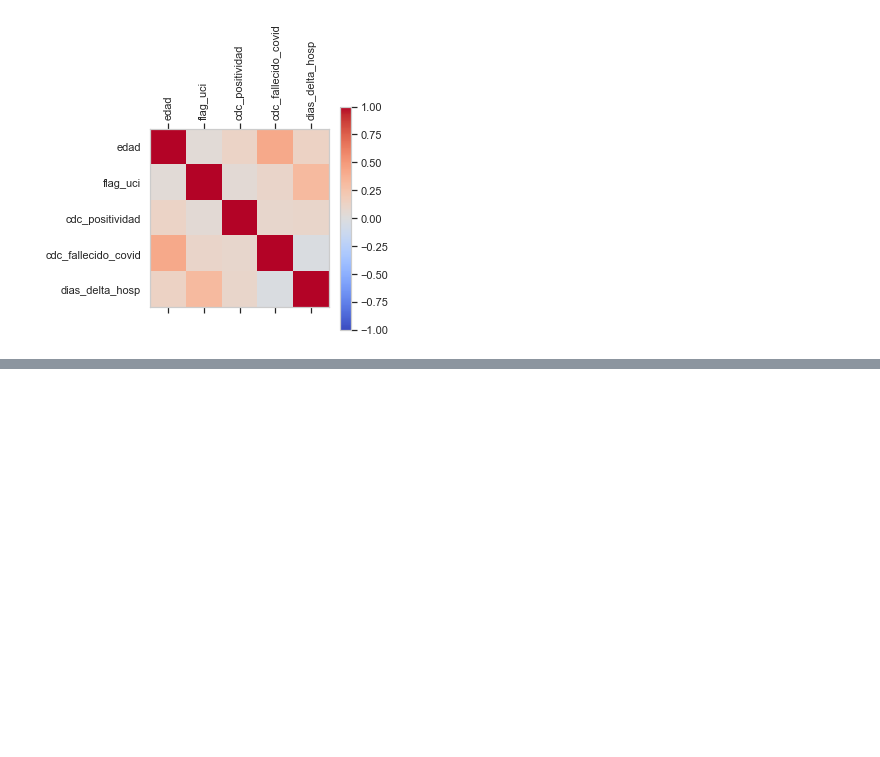
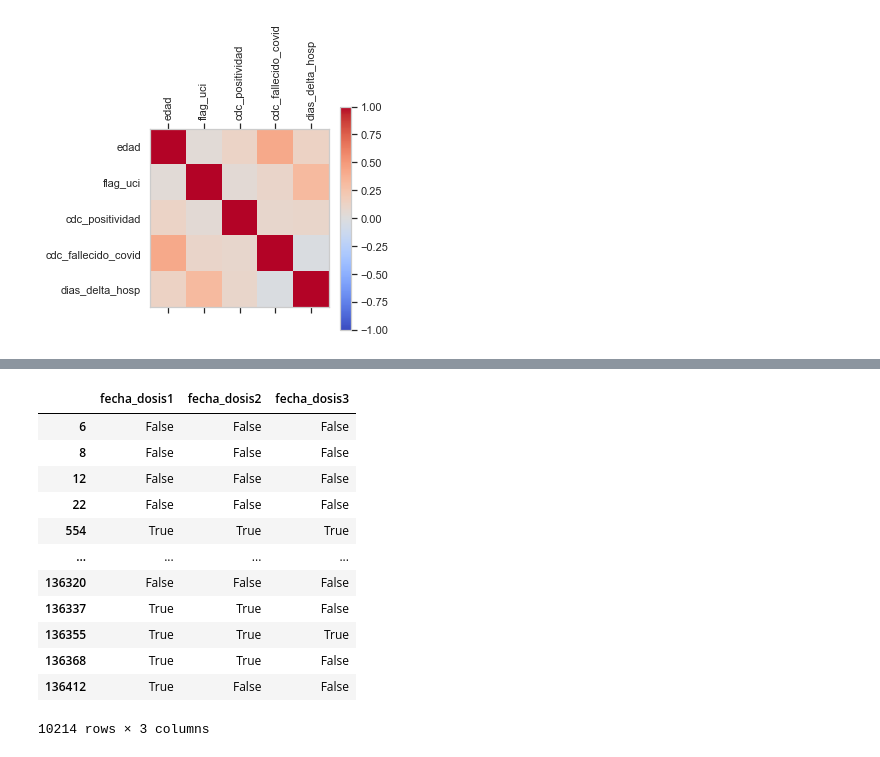
Before and after one commit to Claudio9701/pythonAnalyticsBootcamp, a Jupyter notebook: src/eda.ipynb, the cells around one changed output, grey strips where cells are left out. Cells and saved outputs as stored; diff of their text form; code cells hidden in the pictures; blank space fills up the shorter version.

```diff
--- a/src/eda.ipynb
+++ b/src/eda.ipynb
@@ -302,0 +422,17 @@ EDA, por sus siglas en inglés, es el proceso de limpieza y descubrimiento de *i
+# %%
+# Los valores nulos representan que no se ha colocado la dosis
+df_main_filtrado_uci[vars_vacuna].notna()
+# %% [output]
+|  | fecha_dosis1 | fecha_dosis2 | fecha_dosis3 |
+| 6 | False | False | False |
+| 8 | False | False | False |
+| 12 | False | False | False |
+| 22 | False | False | False |
+| 554 | True | True | True |
+| ... | ... | ... | ... |
+| 136320 | False | False | False |
+| 136337 | True | True | False |
+| 136355 | True | True | True |
+| 136368 | True | True | False |
+| 136412 | True | False | False |
+10214 rows × 3 columns
```
Also changed, not shown: parts of 22 cells of this notebook, 1 other file.
